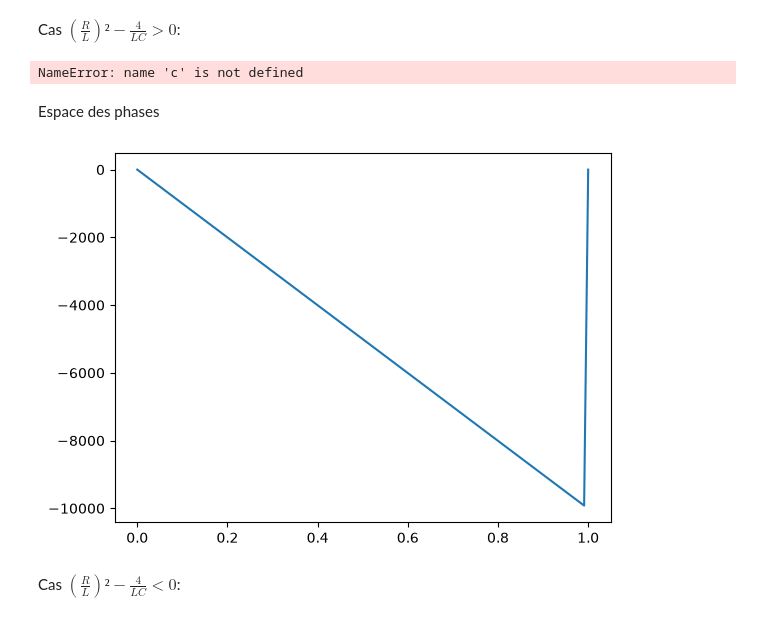
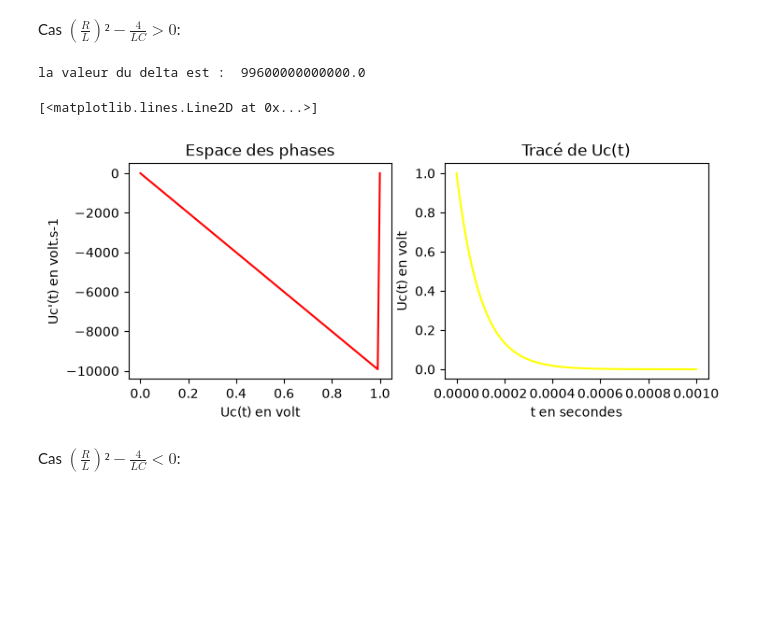
Before and after one commit to camionbenne/Fourmi, a Jupyter notebook: notebook_titouan.ipynb, the cells around one changed output. Saved outputs shown, nothing was run; the diff lists cells and outputs as text; code cells hidden in the pictures; blank space fills up the shorter version.

```diff
--- a/notebook_titouan.ipynb
+++ b/notebook_titouan.ipynb
@@ -64,29 +64,30 @@ Cas $(\frac{R}{L})² - \frac{4}{LC} > 0$:
 # %%
 values = {c:1e-7,l:1e-4,uc0:1,duc0:0,r:1000}
 #calculer facteur qualité etc
 uc_eval = uc.subs(values)
 delta = (r/l)**2 - 4/(l*c)
-print(delta.subs(values))
-#plot
+
+print("la valeur du delta est : ",delta.subs(values))
+
 time = np.linspace(0,0.001,1000)
 uc_t = [sp.re(uc_eval.subs({t:i})) for i in time]
-plt.plot(time,uc_t)
+
 
 duc_eval = duc.subs(values)
 duc_t = [sp.re(duc_eval.subs({t:i})) for i in time]
-plt.plot(uc_t,duc_t)
-plt.show()
+fig, ax = plt.subplots(nrows=1, ncols=2,figsize= (9,3))
+ax[0].set_title("Espace des phases")
+ax[0].set_xlabel("Uc(t) en volt")
+ax[0].set_ylabel("Uc'(t) en volt.s-1")
+ax[0].plot(uc_t,duc_t,color = "red")
+ax[1].set_title("Tracé de Uc(t)")
+ax[1].set_xlabel("t en secondes")
+ax[1].set_ylabel("Uc(t) en volt")
+ax[1].plot(time,uc_t, color = "yellow")
 # %% [output]
-NameError: name 'c' is not defined
+la valeur du delta est :  99600000000000.0
+[<matplotlib.lines.Line2D at 0x...>]
+[figure, added]
-# %% [markdown]
-Espace des phases
-# %%
-duc_eval = duc.subs(values)
-duc_t = [sp.re(duc_eval.subs({t:i})) for i in time]
-plt.plot(uc_t,duc_t)
-plt.show()
-# %% [output]
-[figure, removed]
 # %% [markdown]
 Cas $(\frac{R}{L})² - \frac{4}{LC} < 0$:
 # %%
```
Also changed, not shown: parts of 12 cells of this notebook.
